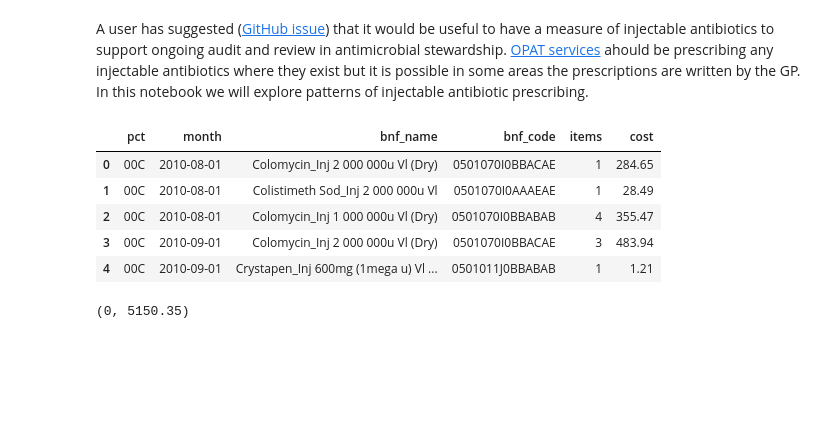
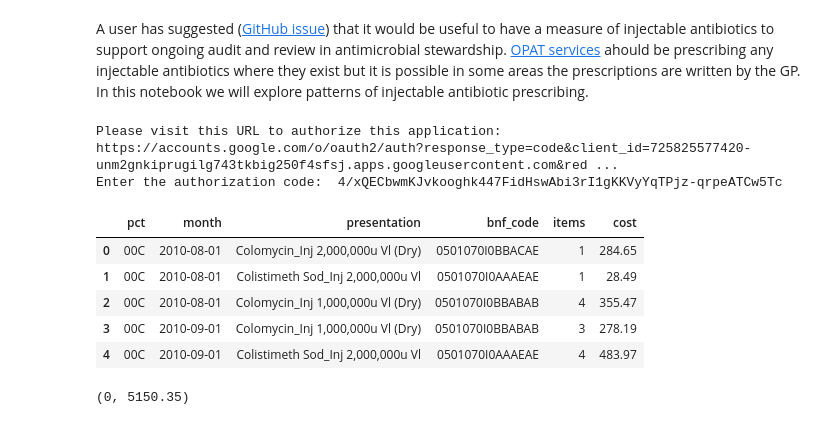
Before and after one commit to ebmdatalab/antibiotics-non-oral-routes-notebook, a Jupyter notebook: notebooks/injections.ipynb, the cells around one changed output. Drawn from its saved outputs; the diff is of its cells as text; code cells hidden in the pictures; blank space fills up the shorter version.

```diff
--- a/notebooks/injections.ipynb
+++ b/notebooks/injections.ipynb
@@ -14,41 +14,47 @@ sql = '''
 SELECT
     pct,
     CAST(month AS DATE) AS month,
-    bnf_name,
+    bnf.presentation,
     bnf_code,
     SUM(items) AS items,
     SUM(actual_cost) AS cost
 FROM hscic.normalised_prescribing_standard presc
 INNER JOIN hscic.practices pract ON presc.practice = pract.code
 INNER JOIN
   hscic.ccgs AS ccg
 ON
   presc.pct=ccg.code
+INNER JOIN
+  hscic.bnf as bnf
+ON
+  presc.bnf_code = bnf.presentation_code
 WHERE
     ccg.org_type='CCG' AND
     pract.setting = 4 AND
     presc.bnf_code IN (
         SELECT DISTINCT(bnf_code)
         FROM ebmdatalab.measures.dmd_objs_with_form_route
         WHERE
         (form_route LIKE '%intravenous%' OR
         form_route LIKE'%injection%' OR
         form_route LIKE'%subcutaneous')
         AND bnf_code LIKE "050%")
-GROUP BY pct, month, bnf_name, bnf_code
+GROUP BY pct, month, presentation, bnf_code
 ORDER BY pct, month
 '''
 
 df_inj_abx = bq.cached_read(sql, csv_path='df_inj_abx.csv')
 df_inj_abx['month'] = df_inj_abx['month'].astype('datetime64[ns]')
 df_inj_abx.head()
 # %% [output]
+Please visit this URL to authorize this application: https://accounts.google.com/o/oauth2/auth?response_type=code&client_id=725825577420-unm2gnkiprugilg743tkbig250f4sfsj.apps.googleusercontent.com&red ...
+Enter the authorization code:  4/xQECbwmKJvkooghk447FidHswAbi3rI1gKKVyYqTPjz-qrpeATCw5Tc
-|  | pct | month | bnf_name | bnf_code | items | cost |
-| 0 | 00C | 2010-08-01 | Colomycin_Inj 2 000 000u Vl (Dry) | 0501070I0BBACAE | 1 | 284.65 |
-| 1 | 00C | 2010-08-01 | Colistimeth Sod_Inj 2 000 000u Vl | 0501070I0AAAEAE | 1 | 28.49 |
-| 2 | 00C | 2010-08-01 | Colomycin_Inj 1 000 000u Vl (Dry) | 0501070I0BBABAB | 4 | 355.47 |
-| 3 | 00C | 2010-09-01 | Colomycin_Inj 2 000 000u Vl (Dry) | 0501070I0BBACAE | 3 | 483.94 |
-| 4 | 00C | 2010-09-01 | Crystapen_Inj 600mg (1mega u) Vl ... | 0501011J0BBABAB | 1 | 1.21 |
+|  | pct | month | presentation | bnf_code | items | cost |
+| 0 | 00C | 2010-08-01 | Colomycin_Inj 2,000,000u Vl (Dry) | 0501070I0BBACAE | 1 | 284.65 |
+| 1 | 00C | 2010-08-01 | Colistimeth Sod_Inj 2,000,000u Vl | 0501070I0AAAEAE | 1 | 28.49 |
+| 2 | 00C | 2010-08-01 | Colomycin_Inj 1,000,000u Vl (Dry) | 0501070I0BBABAB | 4 | 355.47 |
+| 3 | 00C | 2010-09-01 | Colomycin_Inj 1,000,000u Vl (Dry) | 0501070I0BBABAB | 3 | 278.19 |
+| 4 | 00C | 2010-09-01 | Colistimeth Sod_Inj 2,000,000u Vl | 0501070I0AAAEAE | 4 | 483.97 |
 # %%
 df_inj_abx.groupby("month")['items'].sum().plot(kind='line', title="Total items of injectable antibiotics in English primary care")
 plt.ylim(0, )
```
Also changed, not shown: parts of 5 cells of this notebook, 7 other files.
